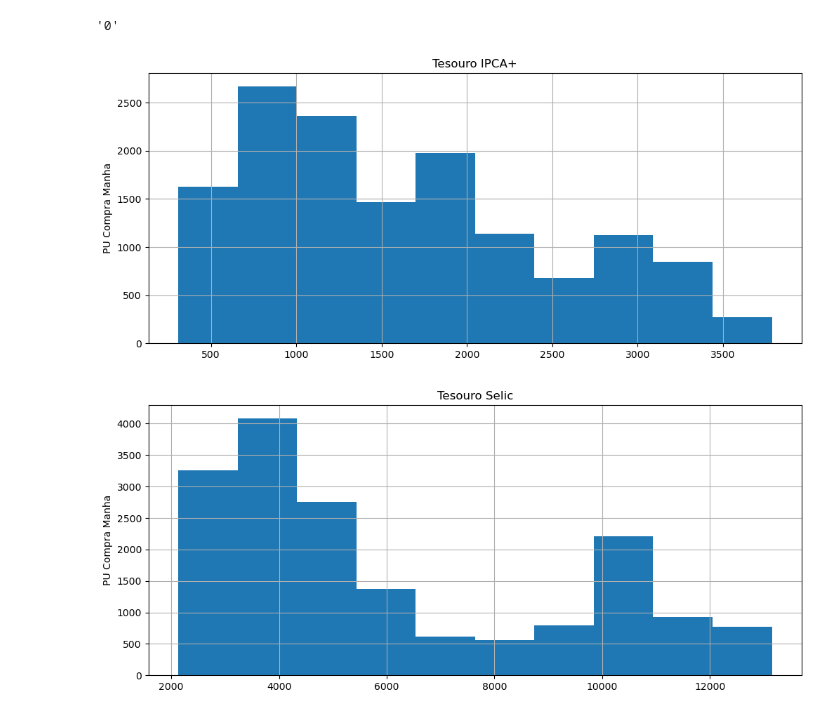
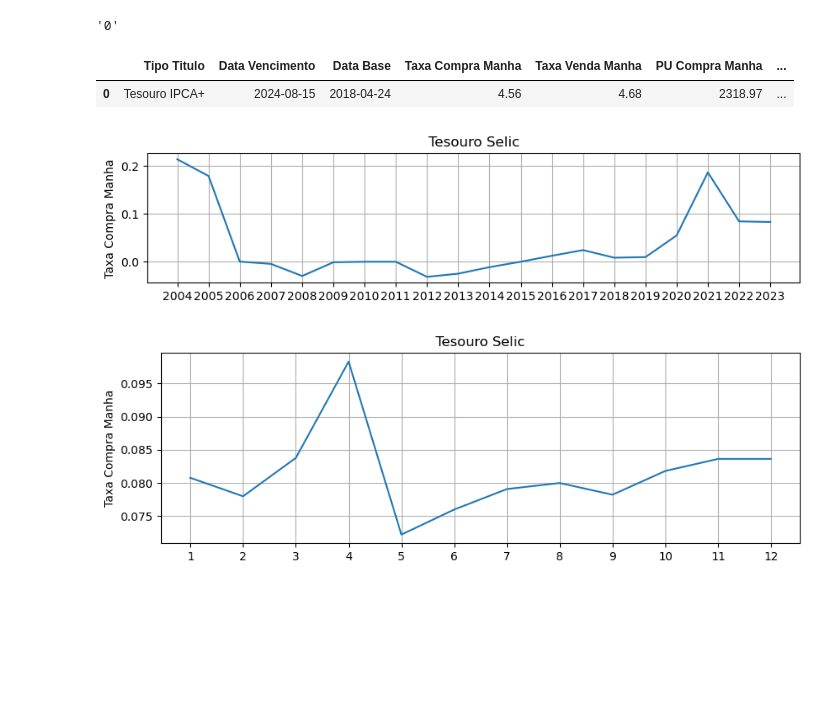
Before and after one commit to MatheusLopesA95/OpenDataGov, a Jupyter notebook: AnaliseExploratoria.ipynb, the cells around one changed output. Drawn from its saved outputs; the diff is of its cells as text; code cells hidden in the pictures; blank space fills up the shorter version.

```diff
--- a/AnaliseExploratoria.ipynb
+++ b/AnaliseExploratoria.ipynb
@@ -115,6 +120,9 @@ data[['Taxa Compra Manha',
 # %%
 data['Ano Base']=pd.DatetimeIndex(data['Data Base']).year
 data['Ano Vencimento']=pd.DatetimeIndex(data['Data Vencimento']).year
+# %%
+data['Mes Base']=(pd.DatetimeIndex(data['Data Base']).month)
+data['Mes Vencimento']=pd.DatetimeIndex(data['Data Vencimento']).month
 # %%
 data['DuraçãoTitulo']=data['Ano Vencimento'] - data['Ano Base']
 # %%
@@ -139,14 +147,14 @@ data.head()
 | 3 | Tesouro Prefixado | 2019-01-01 | 2018-03-04 | 6.14 | 6.26 | 956.74 | ... |
 | 4 | Tesouro IPCA+ com Juros Semestrais | 2035-05-15 | 2018-03-04 | 5.00 | 5.12 | 3484.09 | ... |
 # %%
-def grafico(Titulo, eixo_y, eixo_x):
+def grafico_ano_base(Titulo, eixo_y):
     TituloSelic = data.loc[data['Tipo Titulo']== Titulo]
-    Taxa_compra = TituloSelic[eixo_y].groupby(TituloSelic[eixo_x]).mean().reset_index()
+    Taxa_compra = TituloSelic[eixo_y].groupby(TituloSelic['Ano Base']).mean().reset_index()
 
 
-    fig,ax=plt.subplots(figsize=(12,5))
-    ax.plot(Taxa_compra[eixo_x], Taxa_compra[eixo_y])
-    plt.xticks(Taxa_compra[eixo_x])
+    fig,ax=plt.subplots(figsize=(10,2))
+    ax.plot(Taxa_compra['Ano Base'], Taxa_compra[eixo_y])
+    plt.xticks(Taxa_compra['Ano Base'])
 # plt.yticks(Taxa_compra['Taxa Venda Manha'])
     plt.grid()
     plt.title(Titulo)
@@ -184,9 +258,29 @@ def histograma(Titulo, eixo_y):
 (str((data['Data Vencimento']-data['Data Base'])/365))[0:1]
 # %% [output]
 '0'
+# %%
+data.head(1)
+# %% [output]
+|  | Tipo Titulo | Data Vencimento | Data Base | Taxa Compra Manha | Taxa Venda Manha | PU Compra Manha | ... |
+| 0 | Tesouro IPCA+ | 2024-08-15 | 2018-04-24 | 4.56 | 4.68 | 2318.97 | ... |
+# %%
+def grafico2(Titulo, eixo_y, ano, mes):
+    TituloSelect = data.loc[data['Tipo Titulo']== Titulo]
+    TituloAno = TituloSelect.loc[TituloSelect['Ano Base']==ano]
+    Taxa_compra = TituloAno[eixo_y].groupby(TituloAno[mes]).mean().reset_index()
+
+
+    fig,ax=plt.subplots(figsize=(10,3))
+    ax.plot(Taxa_compra[mes], Taxa_compra[eixo_y])
+    plt.xticks(Taxa_compra[mes])
+# plt.yticks(Taxa_compra['Taxa Venda Manha'])
+    plt.grid()
+    plt.title(Titulo)
+    plt.ylabel(eixo_y)
+    plt.show()
 # %%
-histograma('Tesouro IPCA+', 'PU Compra Manha')
-histograma('Tesouro Selic', 'PU Compra Manha')
+grafico_ano_base('Tesouro Selic', 'Taxa Compra Manha')
+grafico2('Tesouro Selic', 'Taxa Compra Manha', 2023, 'Mes Base')
 # %% [output]
-[figure, old version]
+[figure, new version]
-[figure, old version]
+[figure, new version]
```
Also changed, not shown: parts of 8 cells of this notebook.
